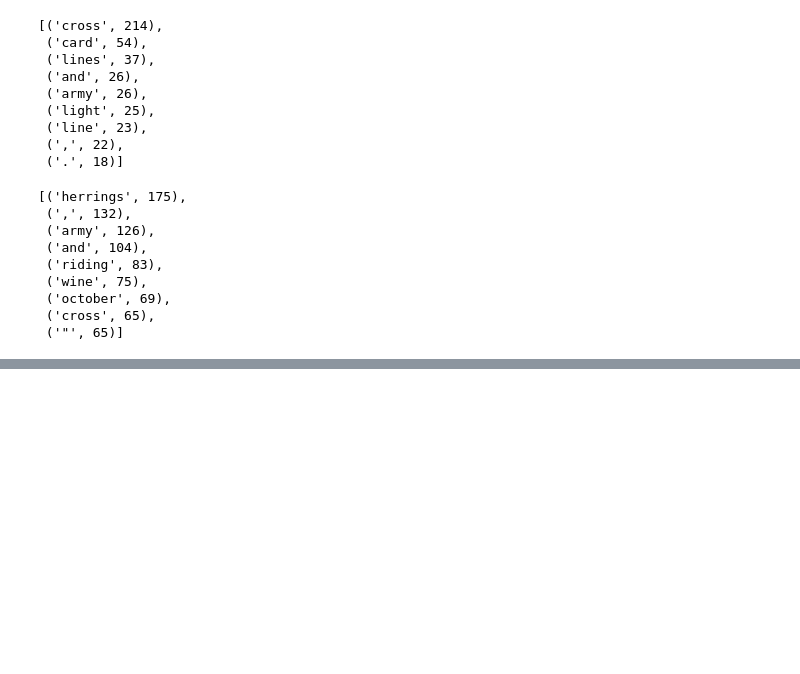
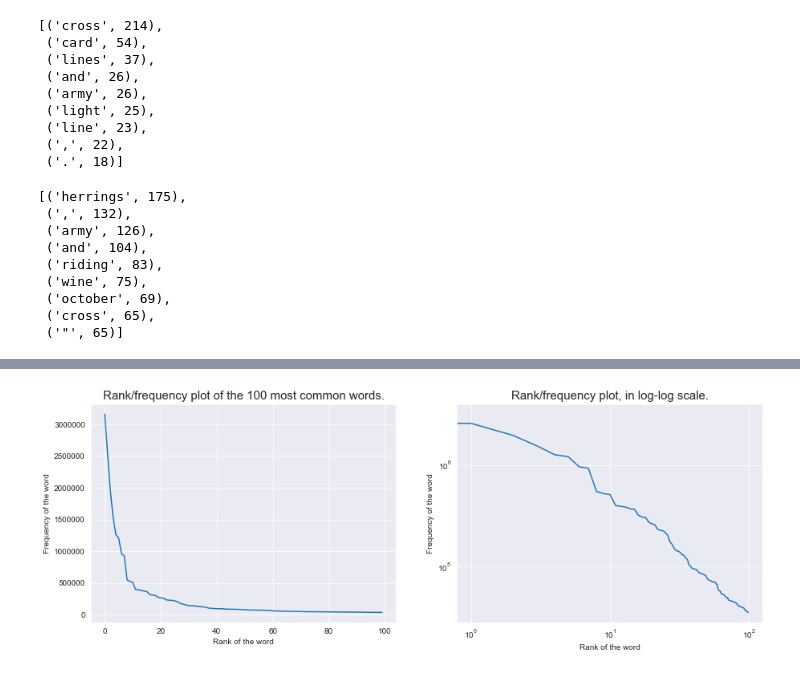
Before and after one commit to SaraNordin/NLP, a Jupyter notebook: Assignment1_Sara.ipynb, the cells around one changed output, grey strips where cells are left out. Cells and saved outputs as stored; diff of their text form; code cells hidden in the pictures; blank space fills up the shorter version.

```diff
--- a/Assignment1_Sara.ipynb
+++ b/Assignment1_Sara.ipynb
@@ -109,0 +145,4 @@ book_pairs["red"].most_common()[1:10]
+# %%
+plot_rank_frequency(wiki_freqs, 100)
+# %% [output]
+[figure, added]
```
Also changed, not shown: parts of 10 cells of this notebook.
